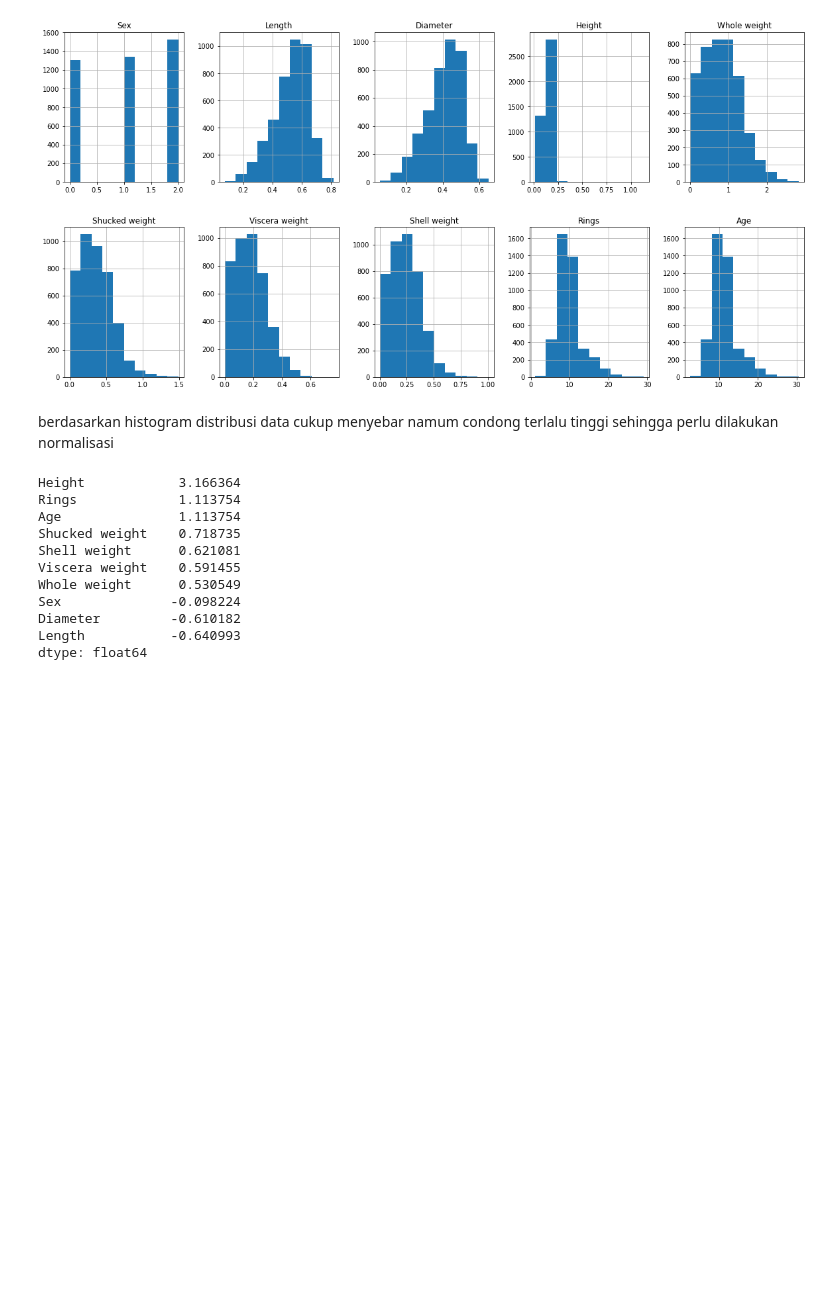
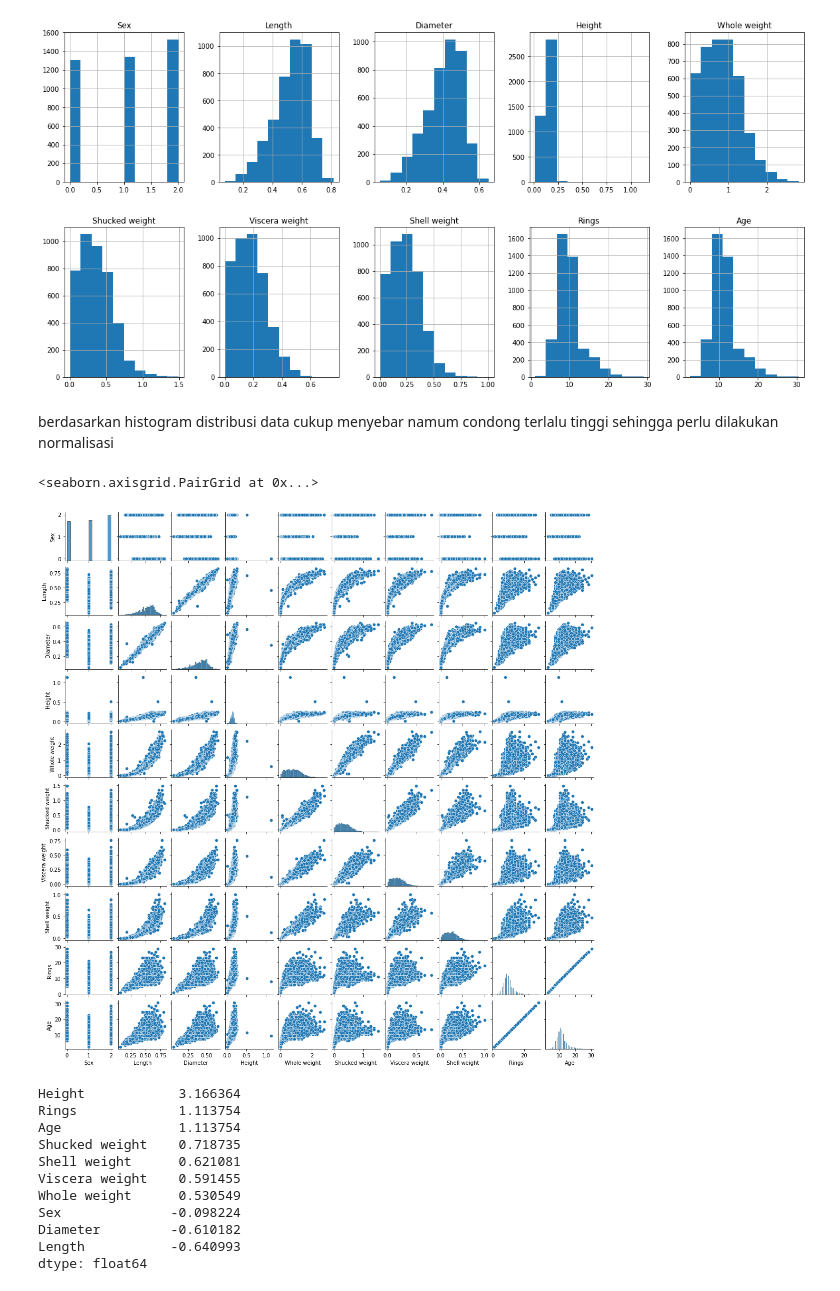
Before and after one commit to rahmaldrs/DSU_Project_2_supervised, a Jupyter notebook: Regresi.ipynb, the cells around one changed output. Cells and saved outputs as stored; diff of their text form; code cells hidden in the pictures; blank space fills up the shorter version.

```diff
--- a/Regresi.ipynb
+++ b/Regresi.ipynb
@@ -121,6 +121,11 @@ array([[<AxesSubplot:title={'center':'Sex'}>,
 [figure]
 # %% [markdown]
 berdasarkan histogram distribusi data cukup menyebar namum condong terlalu tinggi sehingga perlu dilakukan normalisasi
+# %%
+sns.pairplot(df, height=1.5)
+# %% [output]
+<seaborn.axisgrid.PairGrid at 0x...>
+[figure, added]
 # %%
 df.skew().sort_values(ascending = False)
 # %% [output]
```
Also changed, not shown: parts of 22 cells of this notebook.
